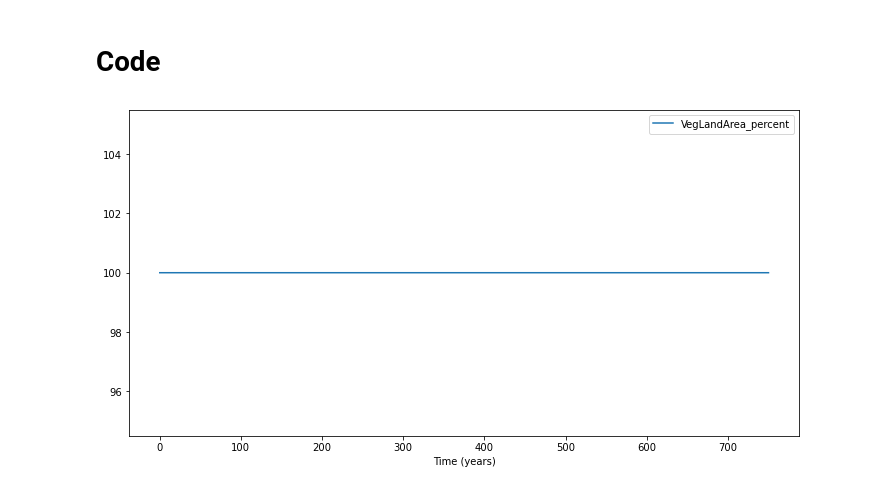
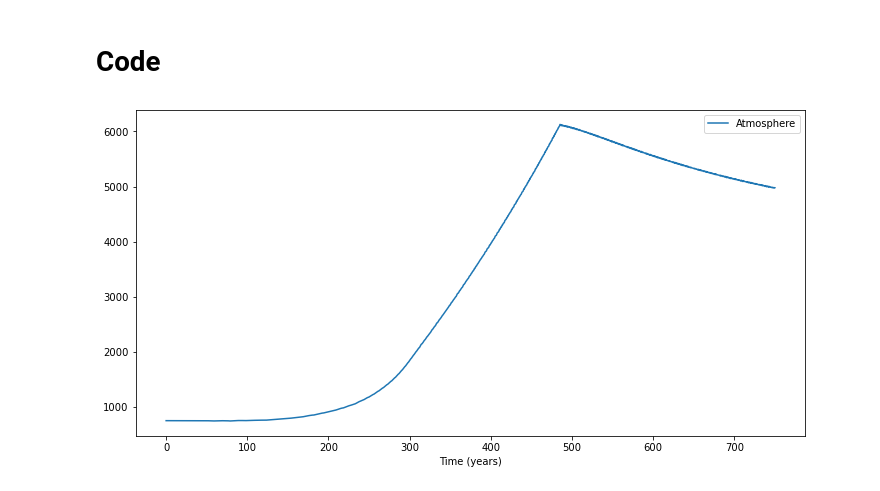
Before and after one commit to littlebuzzybee/MACS205a-Projet, a Jupyter notebook: carbone.ipynb, the cells around one changed output. Cells and saved outputs as stored; diff of their text form; code cells hidden in the pictures.

```diff
--- a/carbone.ipynb
+++ b/carbone.ipynb
@@ -170,6 +170,10 @@ class Model():
             derivative_ = lambda t, y: derivative(y, t) # invert the order of the arguments for solve_ivp
             res = solve_ivp(fun=derivative_, t_span=t_span, y0=self.initial_conditions, *args, **kwargs)
             self.message, self.success, self.t, self.y = res.message, res.success, res.t, res.y
+        if method == "RK4":
+            num = (endYear - startYear) / timeStep
+            t = np.linspace(startYear, endYear, num=num)
+            self.y = rungeKutta4(derivative, self.initial_conditions, t)
 
     def plot_evolution(self, params, figsize=(12, 6)):
         fig = plt.figure(figsize=figsize)
@@ -219,7 +225,7 @@ def rungeKutta4(f,y0, t):
 
     return y
 # %%
-model.predict("solve_ivp", 0, 750, 0.25, method="RK23")
-model.plot_evolution(["VegLandArea_percent"])
+model.predict("solve_ivp", 0, 750, 0.25, method="RK45")
+model.plot_evolution(["Atmosphere"])
 # %% [output]
-[figure, old version]
+[figure, new version]
```
Also changed, not shown: parts of 2 cells of this notebook.
